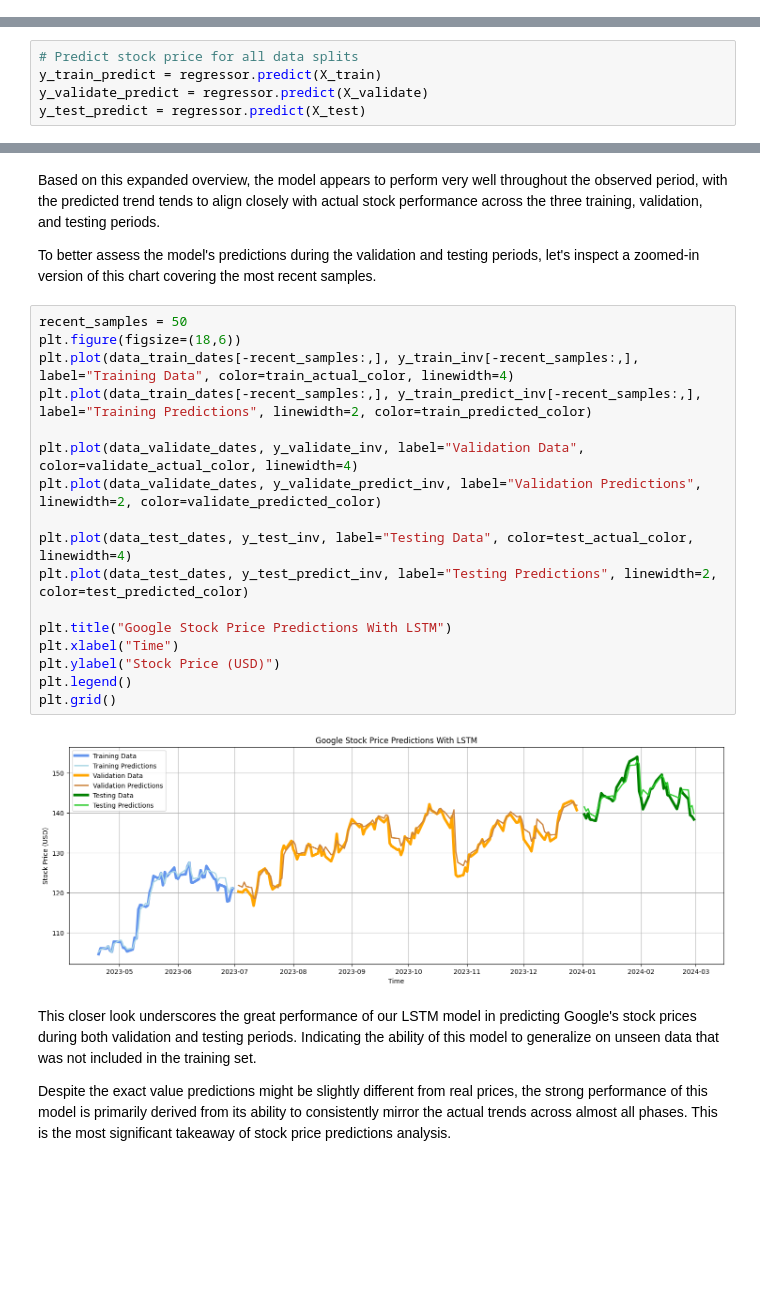
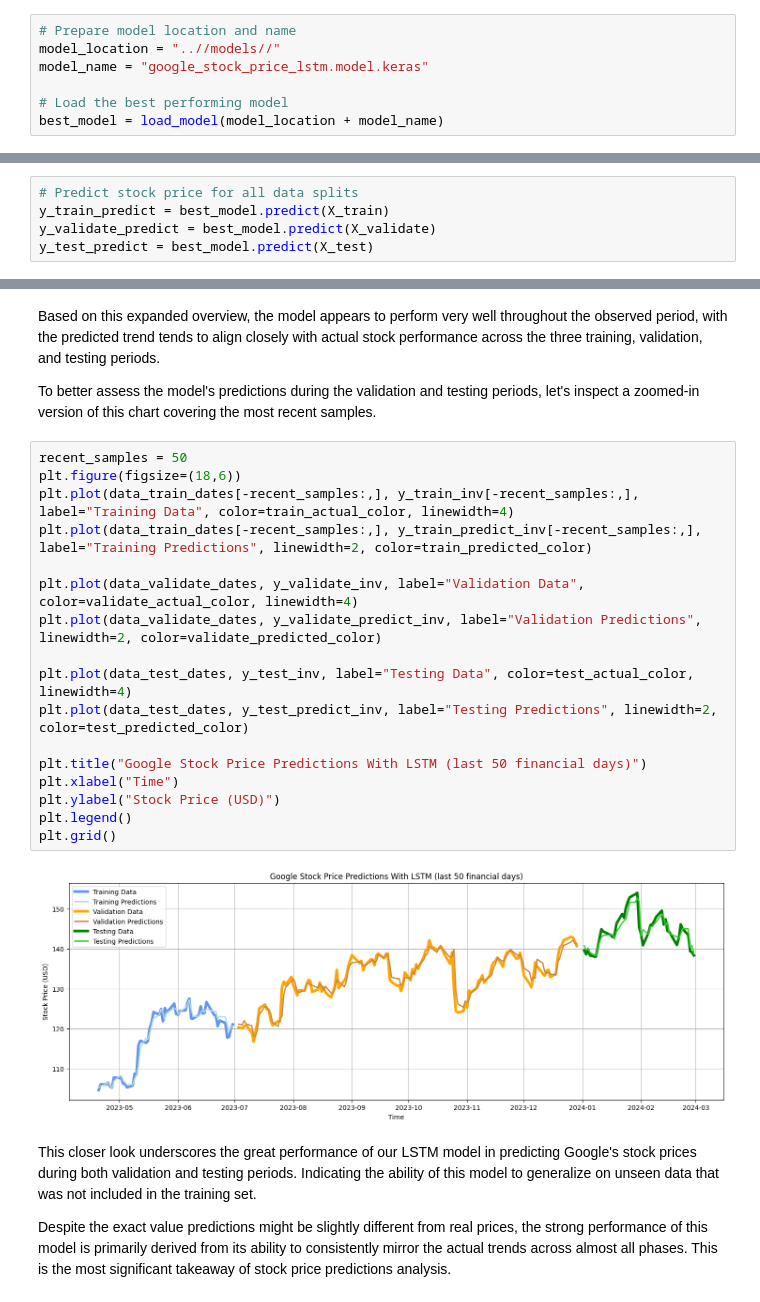
Before and after one commit to sinanw/lstm-stock-price-prediction, a Jupyter notebook: notebooks/3-model-training.ipynb, the cells around one changed output, grey strips where cells are left out. Drawn from its saved outputs; the diff is of its cells as text; blank space fills up the shorter version.

Commit message:
Save and load best performing model

```diff
--- a/notebooks/3-model-training.ipynb
+++ b/notebooks/3-model-training.ipynb
@@ -273,8 +293,15 @@ As mentioned earlier, we will employ our model to predict Google stock prices du
+# %%
+# Prepare model location and name
+model_location = "..//models//"
+model_name = "google_stock_price_lstm.model.keras"
+
+# Load the best performing model
+best_model = load_model(model_location + model_name)
 # %% [markdown]
 #### Model Prediction
 # %%
 # Predict stock price for all data splits
-y_train_predict = regressor.predict(X_train)
-y_validate_predict = regressor.predict(X_validate)
-y_test_predict = regressor.predict(X_test)
+y_train_predict = best_model.predict(X_train)
+y_validate_predict = best_model.predict(X_validate)
+y_test_predict = best_model.predict(X_test)
 # %% [output]
@@ -344,22 +371,22 @@ To better assess the model's predictions during the validation and testing perio
 # %%
 recent_samples = 50
 plt.figure(figsize=(18,6))
 plt.plot(data_train_dates[-recent_samples:,], y_train_inv[-recent_samples:,], label="Training Data", color=train_actual_color, linewidth=4)
 plt.plot(data_train_dates[-recent_samples:,], y_train_predict_inv[-recent_samples:,], label="Training Predictions", linewidth=2, color=train_predicted_color)
 
 plt.plot(data_validate_dates, y_validate_inv, label="Validation Data", color=validate_actual_color, linewidth=4)
 plt.plot(data_validate_dates, y_validate_predict_inv, label="Validation Predictions", linewidth=2, color=validate_predicted_color)
 
 plt.plot(data_test_dates, y_test_inv, label="Testing Data", color=test_actual_color, linewidth=4)
 plt.plot(data_test_dates, y_test_predict_inv, label="Testing Predictions", linewidth=2, color=test_predicted_color)
 
-plt.title("Google Stock Price Predictions With LSTM")
+plt.title("Google Stock Price Predictions With LSTM (last 50 financial days)")
 plt.xlabel("Time")
 plt.ylabel("Stock Price (USD)")
 plt.legend()
 plt.grid()
 # %% [output]
-[figure, old version]
+[figure, new version]
 # %% [markdown]
 This closer look underscores the great performance of our LSTM model in predicting Google's stock prices during both validation and testing periods. Indicating the ability of this model to generalize on unseen data that was not included in the training set.
 
```
Also changed, not shown: parts of 6 cells of this notebook, 1 other file.
